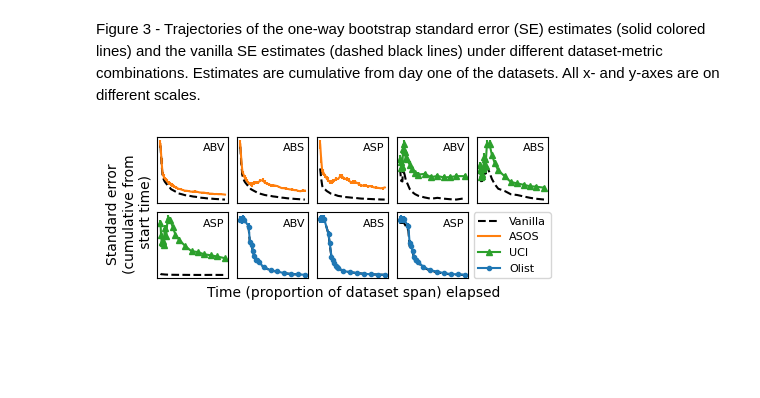
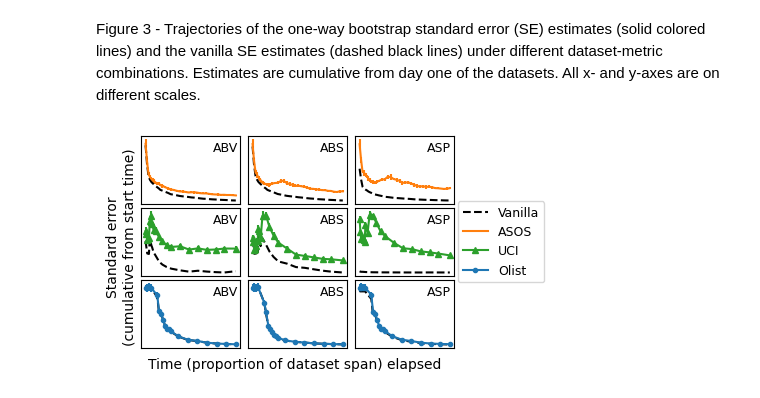
Before and after one commit to liuchbryan/oce-ecomm-abv-calculation, a Jupyter notebook: F02-03 - Vanilla vs Oneway Bootstrap SE.ipynb, the cells around one changed output. Cells and saved outputs as stored; diff of their text form; code cells hidden in the pictures; blank space fills up the shorter version.

```diff
--- a/F02-03 - Vanilla vs Oneway Bootstrap SE.ipynb
+++ b/F02-03 - Vanilla vs Oneway Bootstrap SE.ipynb
@@ -234,10 +234,10 @@ fig.show()
 # %% [markdown]
 Figure 3 - Trajectories of the one-way bootstrap standard error (SE) estimates (solid colored lines) and the vanilla SE estimates (dashed black lines) under different dataset-metric combinations. Estimates are cumulative from day one of the datasets. All x- and y-axes are on different scales.
 # %%
-num_rows = 2
-num_cols = 5
+num_rows = 3
+num_cols = 3
 
-fig, axs = plt.subplots(num_rows, num_cols, figsize=(4.5, 1.6))
+fig, axs = plt.subplots(num_rows, num_cols, figsize=(3.5, 2.3))
 
 response_to_metric_mapping = {
     "r_BasketValue": "ABV",
@@ -250,46 +250,44 @@ for index in range(0, num_rows * num_cols):
         continue
 
     ax = axs[index // num_cols, index % num_cols]
+#     ax = axs[index // (num_cols - 1), index % (num_cols - 1)]
     plot_statistics_df = plot_statistics_dfs_all[index]
     ax = (
         plot_one_bootstrap_versus_vanilla_se_plot(
             ax=ax,
             xaxis_scale_reference="end_time",
             plot_statistics_df=plot_statistics_df,
         )
     )
     ax.set_xticks([])
     ax.set_yticks([])
-    ax.text(0.65, 0.78, response_to_metric_mapping[plot_statistics_df["response_col"].iloc[0]],
+    ax.text(0.72, 0.78, response_to_metric_mapping[plot_statistics_df["response_col"].iloc[0]],
             transform=ax.transAxes,
-            fontsize=8)
+            fontsize=9)
 
-# Use the last space for plot legend
-last_ax = axs[num_rows - 1, num_cols - 1]
-last_ax.axis("off")
-last_ax.legend(
+fig.legend(
     handles=[
         mlines.Line2D([], [], ls='--', c='k', label="Vanilla"),
         mlines.Line2D([], [], **get_plot_parameters(plot_statistics_asos_abv_df)),
         mlines.Line2D([], [], **get_plot_parameters(plot_statistics_uci_abv_df)),
         mlines.Line2D([], [], **get_plot_parameters(plot_statistics_olist_abv_df))
     ],
-    loc="center",
-    fontsize=8,
+    bbox_to_anchor=(1.27, 0.745),
+    fontsize=9,
     columnspacing=0
 )
 
 
-fig.supylabel("Standard error\n(cumulative from\n start time)",
+fig.supylabel("Standard error\n(cumulative from start time)",
               fontsize="medium",
               ma="center",
               x=0.0, y=0.52)
 fig.supxlabel("Time (proportion of dataset span) elapsed",
               fontsize="medium",
-              x=0.55, y=-0.02)
+              x=0.54, y=-0.02)
 fig.tight_layout(pad=0)
 
 fig.savefig("./data/plot_svbse_trajectory_small.pdf", bbox_inches="tight")
 fig.show()
 # %% [output]
-[figure, old version]
+[figure, new version]
```
Also changed, not shown: parts of 1 cell of this notebook, 1 other file.
